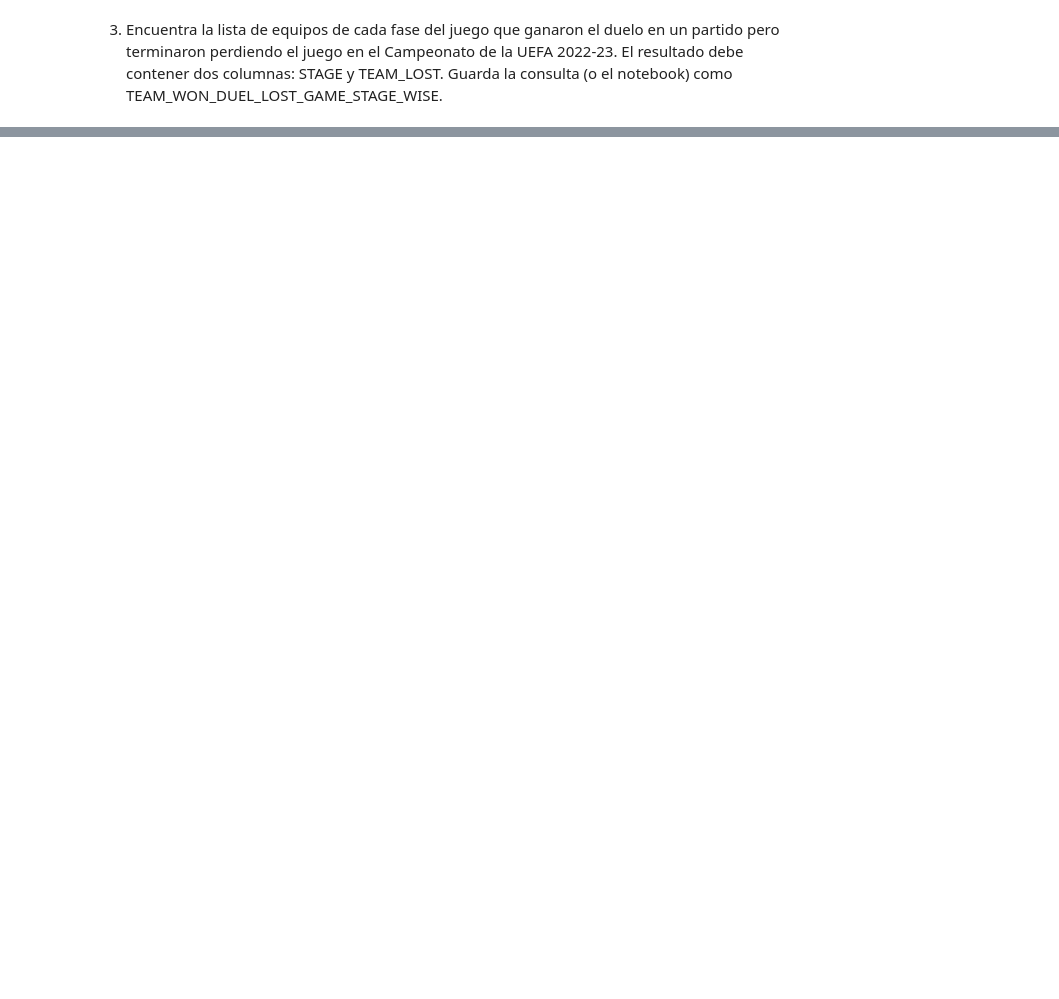
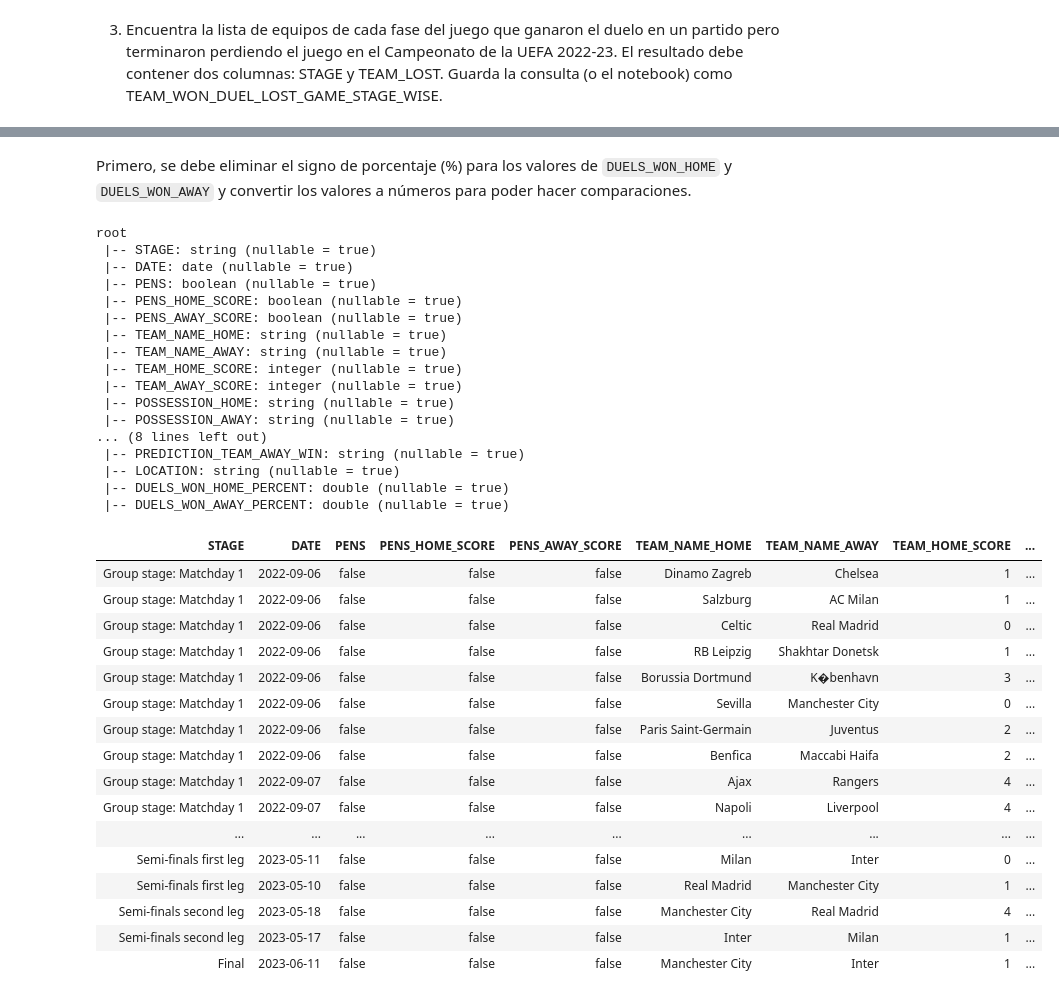
Before and after one commit to alejandrorod-tajamar/PySpark-Data-Cleansing, a Jupyter notebook: Caso_2/Caso_2.ipynb, the cells around one changed output, grey strips where cells are left out. Drawn from its saved outputs; the diff is of its cells as text; code cells hidden in the pictures; blank space fills up the shorter version.

```diff
--- a/Caso_2/Caso_2.ipynb
+++ b/Caso_2/Caso_2.ipynb
@@ -117,0 +290,52 @@ df_2020.display()
+# %% [markdown]
+Primero, se debe eliminar el signo de porcentaje (%) para los valores de `DUELS_WON_HOME` y `DUELS_WON_AWAY` y convertir los valores a números para poder hacer comparaciones.
+# %%
+from pyspark.sql.functions import regexp_replace
+
+# Convertir los porcentajes en las columnas 'DUELS_WON_HOME' y 'DUELS_WON_AWAY' a valores numéricos
+df_2022 = df_2022.withColumn(
+    "DUELS_WON_HOME_PERCENT",
+    regexp_replace(col("DUELS_WON_HOME"), "%", "").cast("float") / 100
+)
+df_2022 = df_2022.withColumn(
+    "DUELS_WON_AWAY_PERCENT",
+    regexp_replace(col("DUELS_WON_AWAY"), "%", "").cast("float") / 100
+)
+
+df_2022.printSchema()
+df_2022.display()
+# %% [output]
+root
+ |-- STAGE: string (nullable = true)
+ |-- DATE: date (nullable = true)
+ |-- PENS: boolean (nullable = true)
+ |-- PENS_HOME_SCORE: boolean (nullable = true)
+ |-- PENS_AWAY_SCORE: boolean (nullable = true)
+ |-- TEAM_NAME_HOME: string (nullable = true)
+ |-- TEAM_NAME_AWAY: string (nullable = true)
+ |-- TEAM_HOME_SCORE: integer (nullable = true)
+ |-- TEAM_AWAY_SCORE: integer (nullable = true)
+ |-- POSSESSION_HOME: string (nullable = true)
+ |-- POSSESSION_AWAY: string (nullable = true)
+... (8 lines left out)
+ |-- PREDICTION_TEAM_AWAY_WIN: string (nullable = true)
+ |-- LOCATION: string (nullable = true)
+ |-- DUELS_WON_HOME_PERCENT: double (nullable = true)
+ |-- DUELS_WON_AWAY_PERCENT: double (nullable = true)
+| STAGE | DATE | PENS | PENS_HOME_SCORE | PENS_AWAY_SCORE | TEAM_NAME_HOME | TEAM_NAME_AWAY | TEAM_HOME_SCORE | ... |
+| Group stage: Matchday 1 | 2022-09-06 | false | false | false | Dinamo Zagreb | Chelsea | 1 | ... |
+| Group stage: Matchday 1 | 2022-09-06 | false | false | false | Salzburg | AC Milan | 1 | ... |
+| Group stage: Matchday 1 | 2022-09-06 | false | false | false | Celtic | Real Madrid | 0 | ... |
+| Group stage: Matchday 1 | 2022-09-06 | false | false | false | RB Leipzig | Shakhtar Donetsk | 1 | ... |
+| Group stage: Matchday 1 | 2022-09-06 | false | false | false | Borussia Dortmund | K�benhavn | 3 | ... |
+| Group stage: Matchday 1 | 2022-09-06 | false | false | false | Sevilla | Manchester City | 0 | ... |
+| Group stage: Matchday 1 | 2022-09-06 | false | false | false | Paris Saint-Germain | Juventus | 2 | ... |
+| Group stage: Matchday 1 | 2022-09-06 | false | false | false | Benfica | Maccabi Haifa | 2 | ... |
+| Group stage: Matchday 1 | 2022-09-07 | false | false | false | Ajax | Rangers | 4 | ... |
+| Group stage: Matchday 1 | 2022-09-07 | false | false | false | Napoli | Liverpool | 4 | ... |
+| ... | ... | ... | ... | ... | ... | ... | ... | ... |
+| Semi-finals first leg | 2023-05-11 | false | false | false | Milan | Inter | 0 | ... |
+| Semi-finals first leg | 2023-05-10 | false | false | false | Real Madrid | Manchester City | 1 | ... |
+| Semi-finals second leg | 2023-05-18 | false | false | false | Manchester City | Real Madrid | 4 | ... |
+| Semi-finals second leg | 2023-05-17 | false | false | false | Inter | Milan | 1 | ... |
+| Final | 2023-06-11 | false | false | false | Manchester City | Inter | 1 | ... |
```
Also changed, not shown: parts of 14 cells of this notebook, 2 other files.
